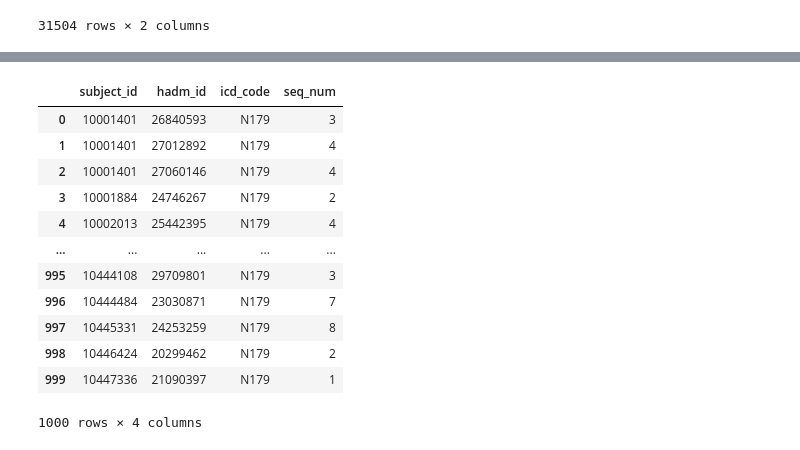
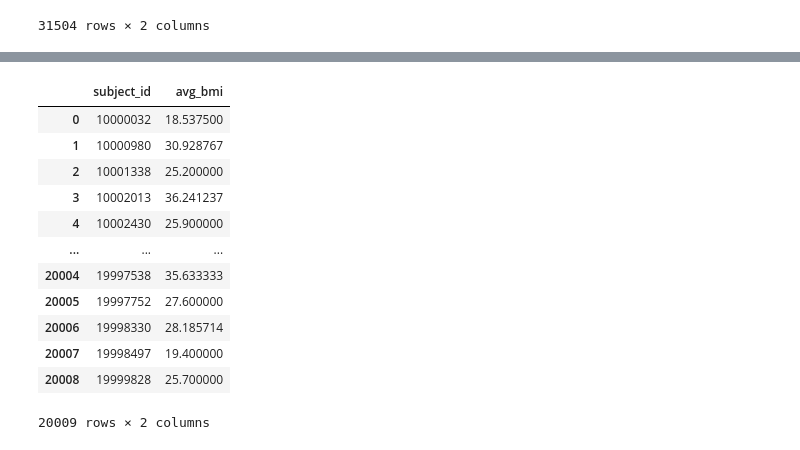
Before and after one commit to GUOJL23/COMP90089, a Jupyter notebook: DataExtractionProject.ipynb, the cells around one changed output, grey strips where cells are left out. Cells and saved outputs as stored; diff of their text form; code cells hidden in the pictures.

```diff
--- a/DataExtractionProject.ipynb
+++ b/DataExtractionProject.ipynb
@@ -353,30 +379,30 @@ merged_data
-# %%
-diagnosis_query = run_query("""
-SELECT
-    subject_id,
-    hadm_id,
-    icd_code,
-    seq_num
-FROM
-`physionet-data.mimiciv_hosp.diagnoses_icd`
-WHERE
-    (icd_version = 10 AND icd_code IN ('N170', 'N171', 'N172', 'N178', 'N179'))
-ORDER BY
-    subject_id, hadm_id
-LIMIT 1000;
-""")
-diagnosis_query
-# %% [output]
-|  | subject_id | hadm_id | icd_code | seq_num |
-| 0 | 10001401 | 26840593 | N179 | 3 |
-| 1 | 10001401 | 27012892 | N179 | 4 |
-| 2 | 10001401 | 27060146 | N179 | 4 |
-| 3 | 10001884 | 24746267 | N179 | 2 |
-| 4 | 10002013 | 25442395 | N179 | 4 |
-| ... | ... | ... | ... | ... |
-| 995 | 10444108 | 29709801 | N179 | 3 |
-| 996 | 10444484 | 23030871 | N179 | 7 |
-| 997 | 10445331 | 24253259 | N179 | 8 |
-| 998 | 10446424 | 20299462 | N179 | 2 |
-| 999 | 10447336 | 21090397 | N179 | 1 |
-1000 rows × 4 columns
+# %%
+bmi_query = run_query(f"""
+SELECT
+    subject_id,
+    AVG(CAST(result_value AS FLOAT64)) AS avg_bmi
+FROM
+    `physionet-data.mimiciv_hosp.omr`
+WHERE
+    LOWER(result_name) LIKE '%bmi%' AND
+    subject_id IN {subject_ids}
+GROUP BY
+    subject_id
+ORDER BY
+    subject_id
+""")
+bmi_query
+# %% [output]
+|  | subject_id | avg_bmi |
+| 0 | 10000032 | 18.537500 |
+| 1 | 10000980 | 30.928767 |
+| 2 | 10001338 | 25.200000 |
+| 3 | 10002013 | 36.241237 |
+| 4 | 10002430 | 25.900000 |
+| ... | ... | ... |
+| 20004 | 19997538 | 35.633333 |
+| 20005 | 19997752 | 27.600000 |
+| 20006 | 19998330 | 28.185714 |
+| 20007 | 19998497 | 19.400000 |
+| 20008 | 19999828 | 25.700000 |
+20009 rows × 2 columns
```
Also changed, not shown: parts of 10 cells of this notebook.
